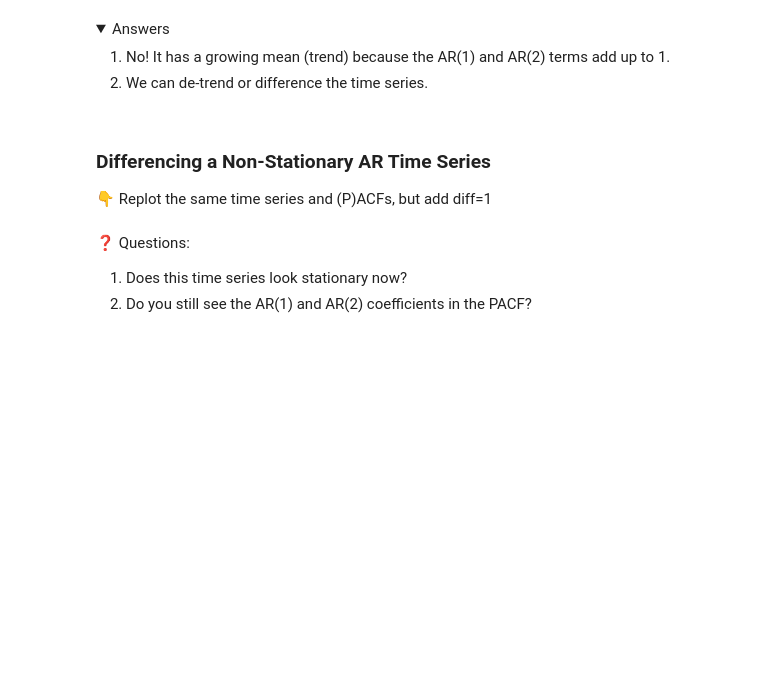
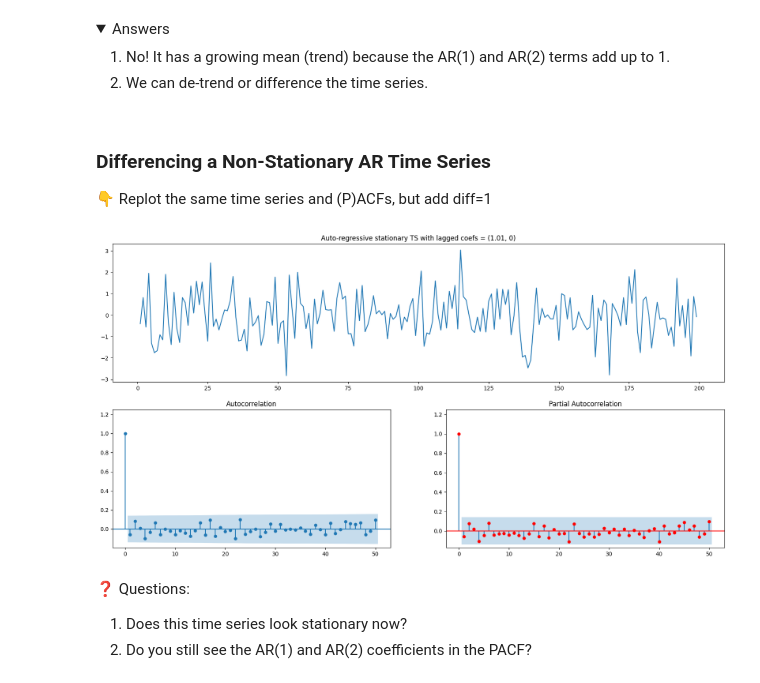
Before and after one commit to Flavien-Pictet/data-artificial-time-series, a Jupyter notebook: artificial_time_series.ipynb, the cells around one changed output. Saved outputs shown, nothing was run; the diff lists cells and outputs as text; code cells hidden in the pictures; folded sections open; blank space fills up the shorter version.

```diff
--- a/artificial_time_series.ipynb
+++ b/artificial_time_series.ipynb
@@ -258,3 +255,7 @@ plot_ar_process(ar1=ar1,ar2 = ar2, n=n)
+# %%
+plot_ar_process(ar1=ar1, n=n, diff=1)
+# %% [output]
+[figure, added]
 # %% [markdown]
 ❓️ Questions:
 1. Does this time series look stationary now?
```
Also changed, not shown: parts of 21 cells of this notebook.
